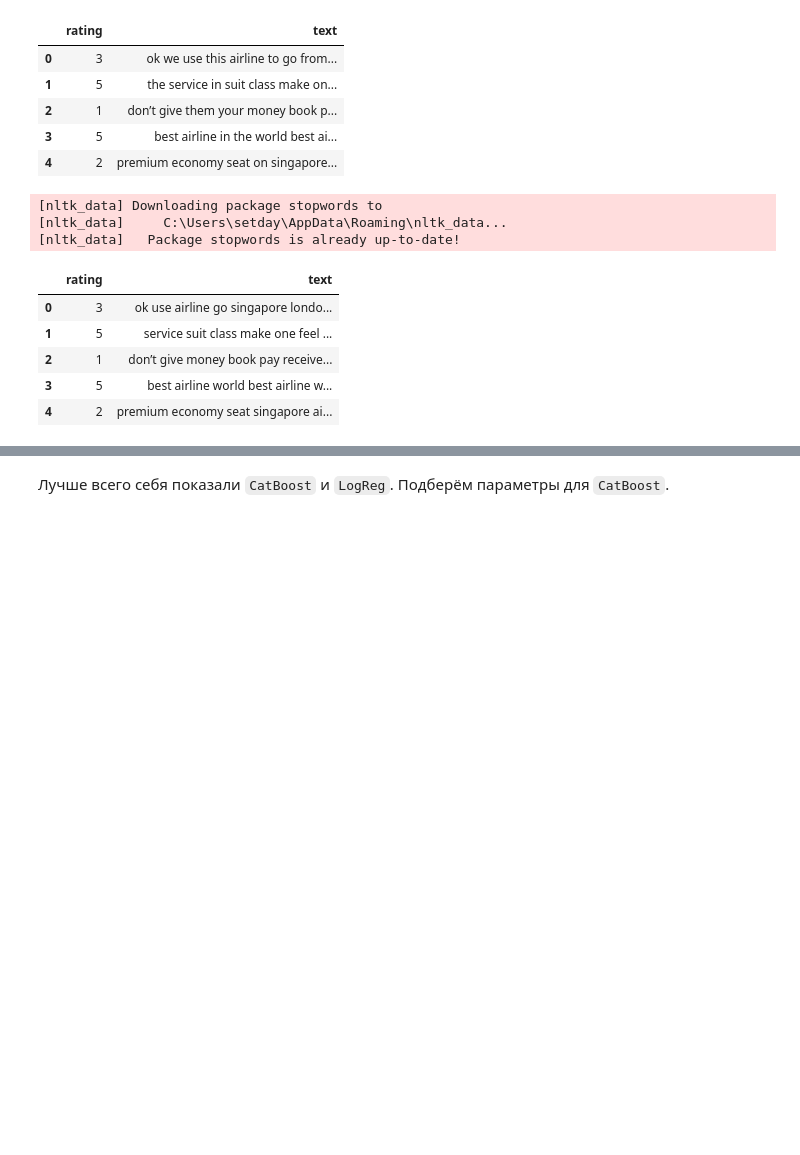
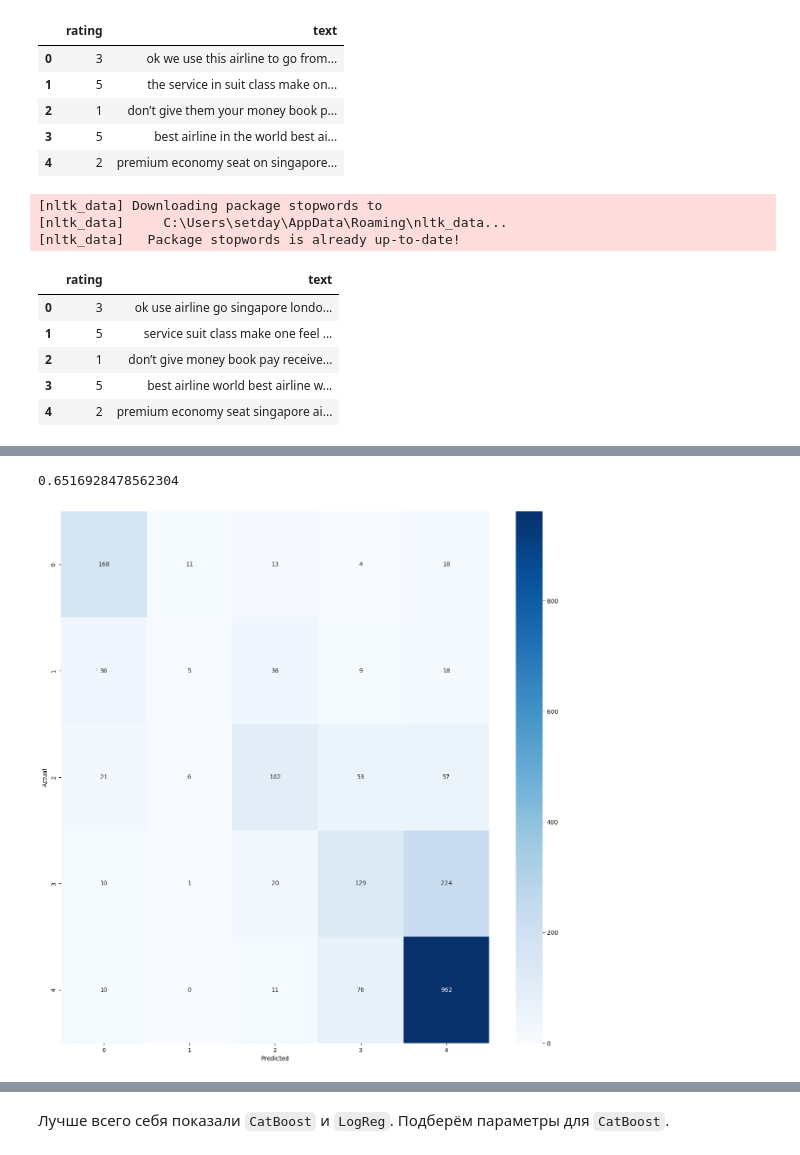
Before and after one commit to setday/HSE_ML_HW2024, a Jupyter notebook: notebooks/06-homework.ipynb, the cells around one changed output, grey strips where cells are left out. Cells and saved outputs as stored; diff of their text form; code cells hidden in the pictures; blank space fills up the shorter version.

```diff
--- a/notebooks/06-homework.ipynb
+++ b/notebooks/06-homework.ipynb
@@ -219,10 +219,13 @@ Wall time: 14.7 s
 # %%
 %%time
 
-model_CB = CatBoostClassifier(iterations=(max_iter*50), loss_function='MultiClass', verbose=False)
+model_CB = CatBoostClassifier(iterations=(max_iter*50), loss_function='MultiClass', random_seed=113, task_type='GPU', verbose=False)
 model_CB.fit(
     x_train, y_train,
     eval_set=(x_test, y_test),
 )
 
 show_model_perfection_metrics(y_test, model_CB.predict(x_test))
+# %% [output]
+0.6516928478562304
+[figure, added]
```
Also changed, not shown: parts of 18 cells of this notebook.
